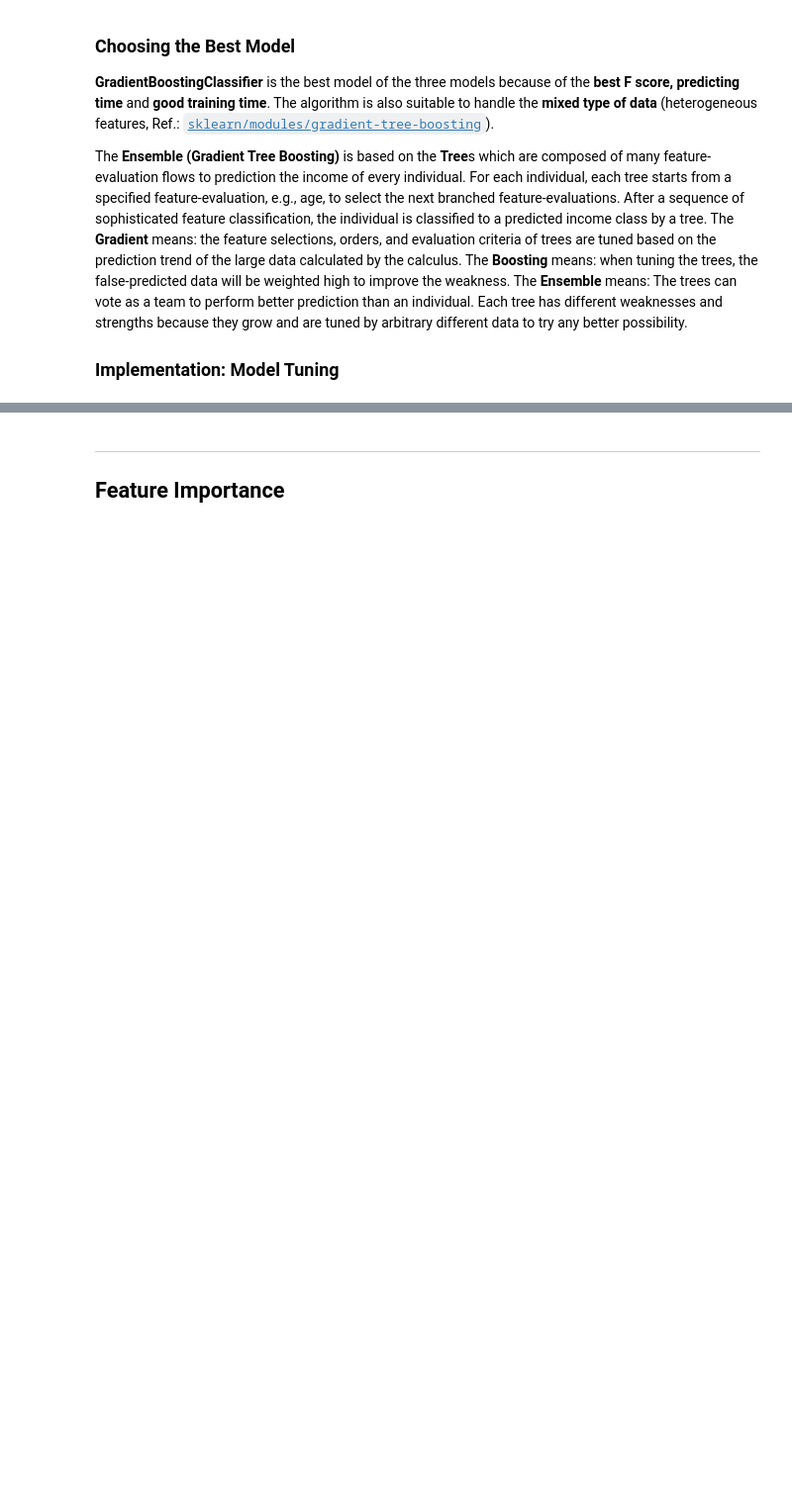
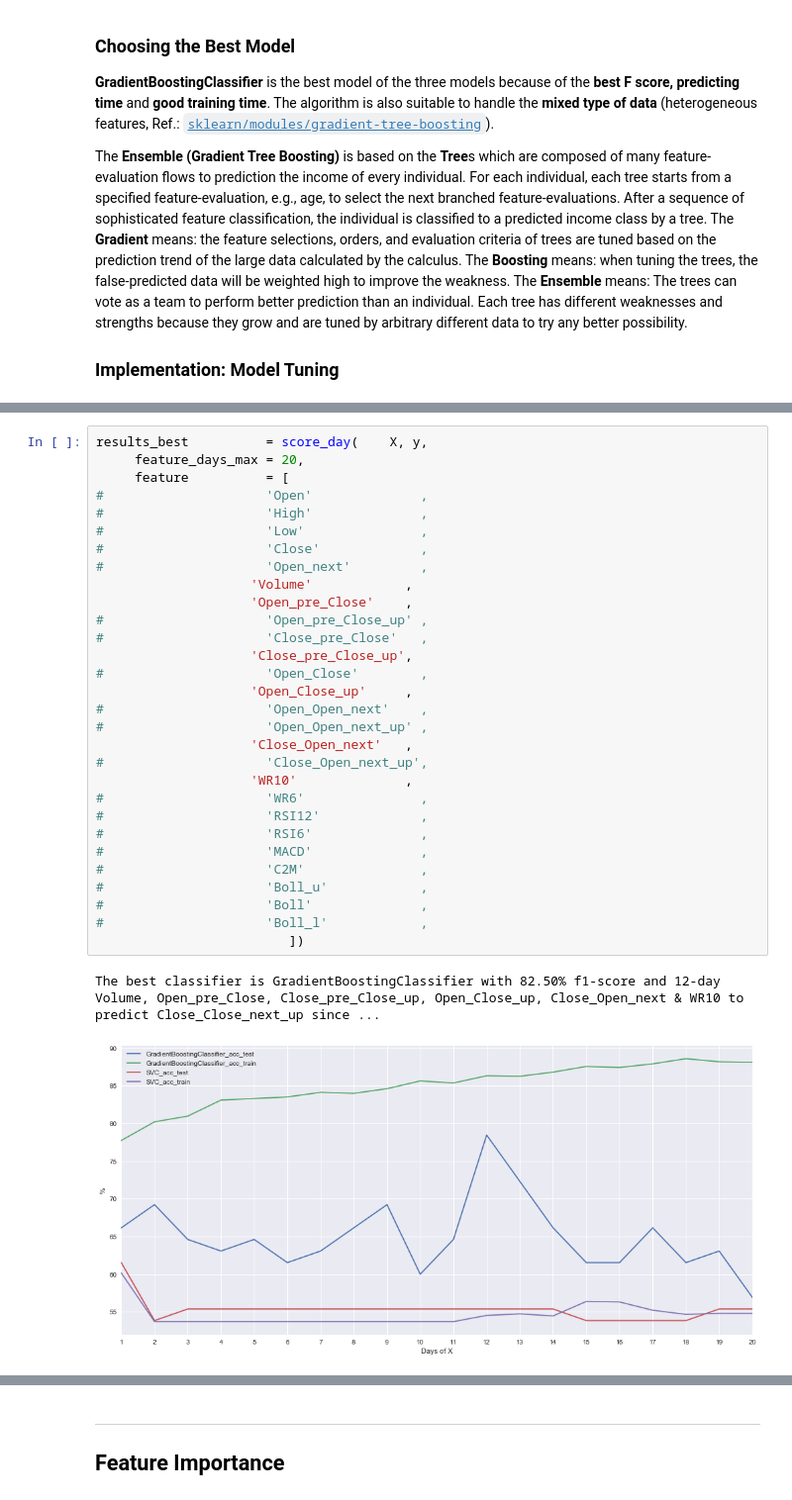
Before and after one commit to Mincent/capstone, a Jupyter notebook: report.ipynb, the cells around one changed output, grey strips where cells are left out. Shown at 99% size. Drawn from its saved outputs; the diff is of its cells as text; blank space fills up the shorter version.

```diff
--- a/report.ipynb
+++ b/report.ipynb
@@ -967,3 +922,36 @@ results_best          = score_day(X = X, y = y,
 #                     'Boll'              ,
 #                     'Boll_l'            ,
                          ])
+# %%
+results_best          = score_day(    X, y,
+     feature_days_max = 20,
+     feature          = [
+#                     'Open'              ,
+#                     'High'              ,
+#                     'Low'               ,
+#                     'Close'             ,
+#                     'Open_next'         ,
+                    'Volume'            ,
+                    'Open_pre_Close'    ,
+#                     'Open_pre_Close_up' ,
+#                     'Close_pre_Close'   ,
+                    'Close_pre_Close_up',
+#                     'Open_Close'        ,
+                    'Open_Close_up'     ,
+#                     'Open_Open_next'    ,
+#                     'Open_Open_next_up' ,
+                    'Close_Open_next'   ,
+#                     'Close_Open_next_up',
+                    'WR10'              ,
+#                     'WR6'               ,
+#                     'RSI12'             ,
+#                     'RSI6'              ,
+#                     'MACD'              ,
+#                     'C2M'               ,
+#                     'Boll_u'            ,
+#                     'Boll'              ,
+#                     'Boll_l'            ,
+                         ])
+# %% [output]
+The best classifier is GradientBoostingClassifier with 82.50% f1-score and 12-day Volume, Open_pre_Close, Close_pre_Close_up, Open_Close_up, Close_Open_next & WR10 to predict Close_Close_next_up since ...
+[figure, added]
```
Also changed, not shown: parts of 13 cells of this notebook.
